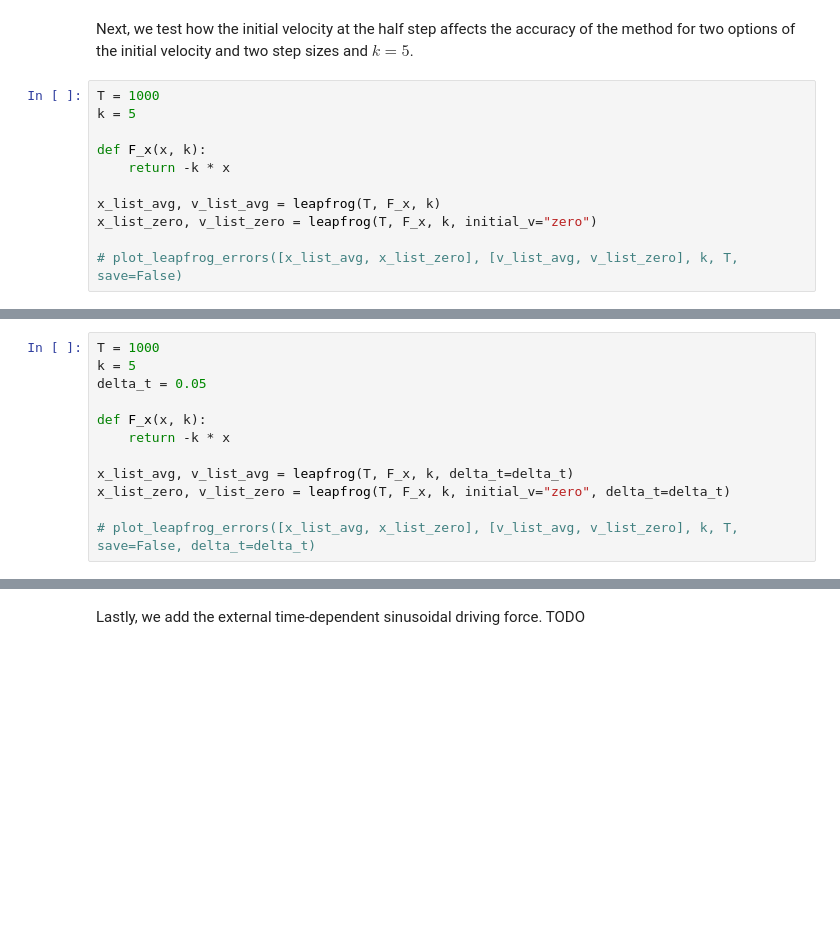
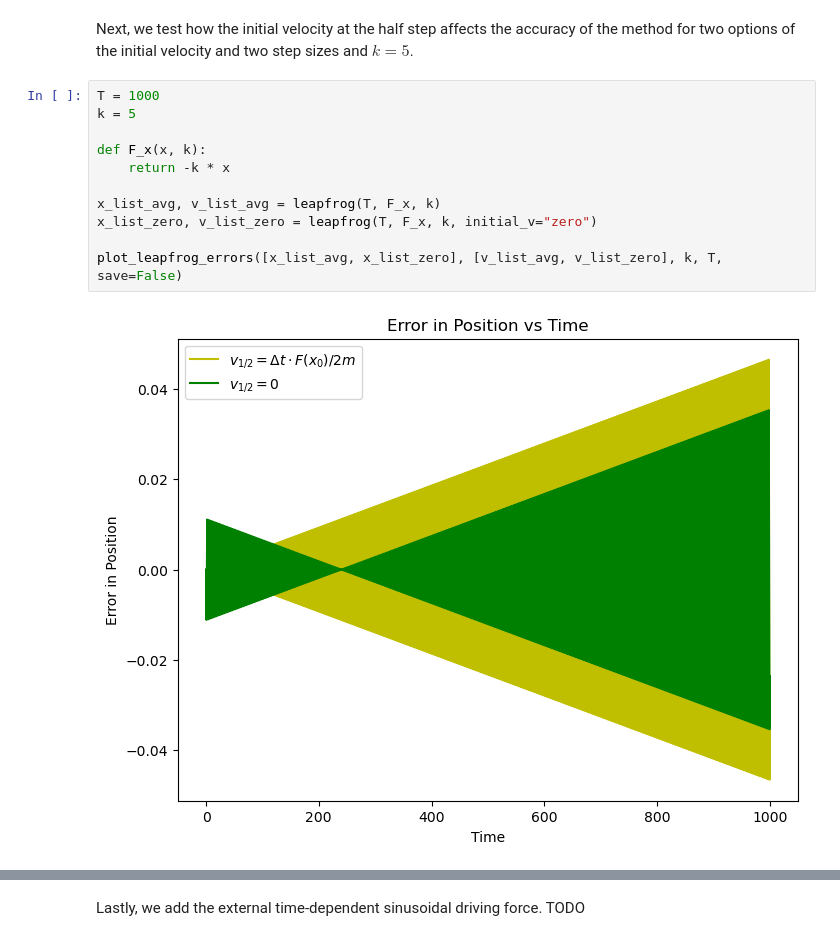
Before and after one commit to kingilsildor/CLS-Scientific_Computing-Assignment3, a Jupyter notebook: interface.ipynb, the cells around one changed output, grey strips where cells are left out. Drawn from its saved outputs; the diff is of its cells as text; blank space fills up the shorter version.

```diff
--- a/interface.ipynb
+++ b/interface.ipynb
@@ -231,11 +234,13 @@ Next, we test how the initial velocity at the half step affects the accuracy of
 # %%
 T = 1000
 k = 5
 
 def F_x(x, k):
     return -k * x
 
 x_list_avg, v_list_avg = leapfrog(T, F_x, k)
 x_list_zero, v_list_zero = leapfrog(T, F_x, k, initial_v="zero")
 
-# plot_leapfrog_errors([x_list_avg, x_list_zero], [v_list_avg, v_list_zero], k, T, save=False)
+plot_leapfrog_errors([x_list_avg, x_list_zero], [v_list_avg, v_list_zero], k, T, save=False)
+# %% [output]
+[figure, added]
@@ -242,12 +247,0 @@ x_list_zero, v_list_zero = leapfrog(T, F_x, k, initial_v="zero")
-# %%
-T = 1000
-k = 5
-delta_t = 0.05
-
-def F_x(x, k):
-    return -k * x
-
-x_list_avg, v_list_avg = leapfrog(T, F_x, k, delta_t=delta_t)
-x_list_zero, v_list_zero = leapfrog(T, F_x, k, initial_v="zero", delta_t=delta_t)
-
-# plot_leapfrog_errors([x_list_avg, x_list_zero], [v_list_avg, v_list_zero], k, T, save=False, delta_t=delta_t)
```
Also changed, not shown: parts of 5 cells of this notebook, 1 other file.
